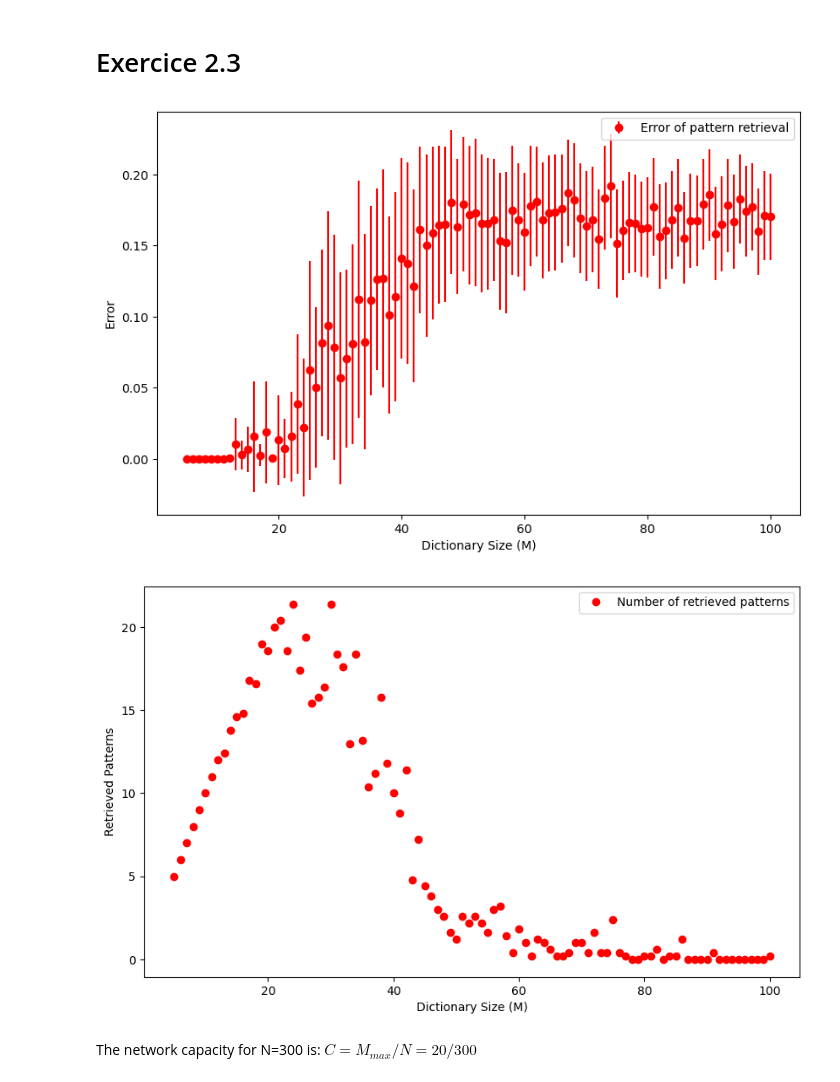
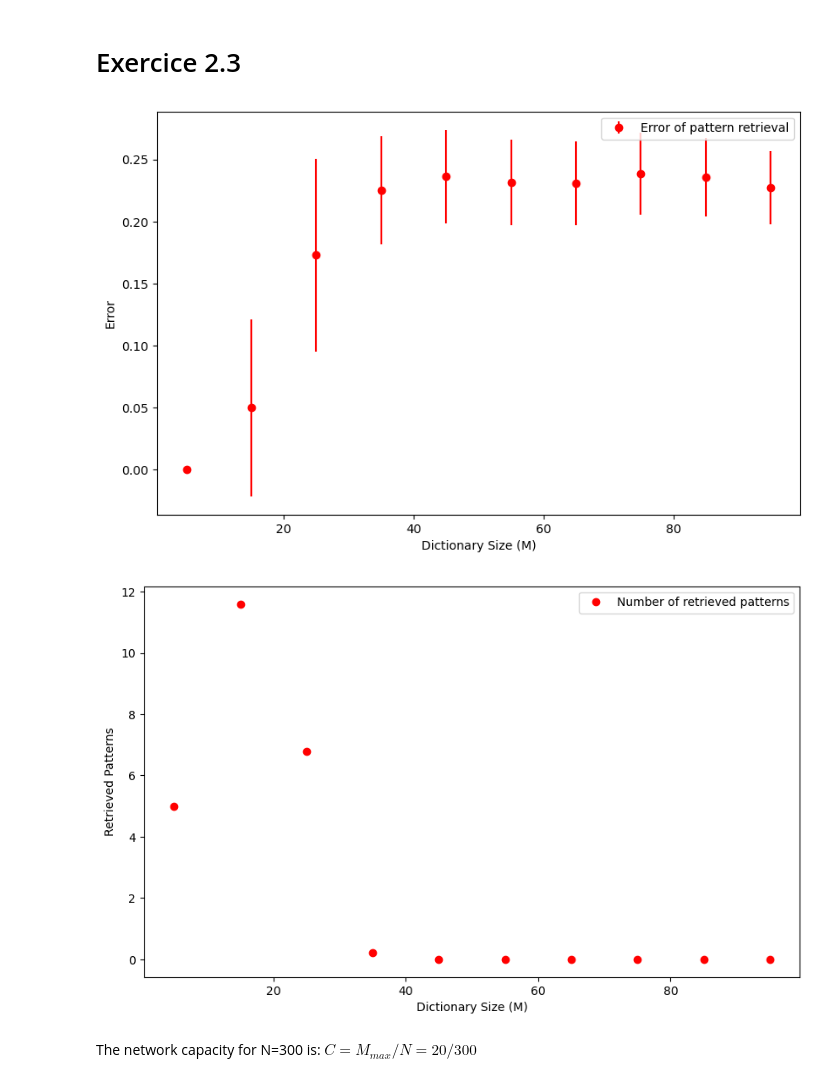
Before and after one commit to AdrienFeillard/CNNN-project, a Jupyter notebook: Exo2.ipynb, the cells around one changed output. Cells and saved outputs as stored; diff of their text form; code cells hidden in the pictures.

```diff
--- a/Exo2.ipynb
+++ b/Exo2.ipynb
@@ -25,7 +25,7 @@ The model is exactly equivalent to the standard model (upon averaging over the s
 # %%
 importlib.reload(F)
 N=289 #neurons
-M= 5 #patterns
+M=7 #patterns
 a=0.1
 b=0.1
 beta=4
@@ -36,7 +36,7 @@ initial_state = F.flip_bits_V1(patterns[0], c=0.15)
 
 weight=F.compute_weight_matrix(patterns,N,a,b)
 #theta =np.sum(weight)
-theta=10
+theta=1
 S=initial_state
 
 for t in range(T):
@@ -79,37 +79,37 @@ print(final_state)
 # Exercice 2.3
 # %%
 importlib.reload(F)
-dict_sizes = range(5, 101, 1)  # Example range
+dict_sizes = range(5, 101, 10)  # Example range
 errors = []
 stds = []
 retrievals = []
 a=0.5
 theta=0
 for M in dict_sizes:
     mean_error, std_error, avg_retrieved = F.run_low_activity_simulation_dictionary(M, a,theta)
     errors.append(mean_error)
     stds.append(std_error)
     retrievals.append(avg_retrieved)
 
 # Plotting the results
 plt.figure(figsize=(9.5,6))
 plt.errorbar(dict_sizes, errors, yerr=stds, fmt='ro', label='Error of pattern retrieval')
 plt.xlabel('Dictionary Size (M)')
 plt.ylabel('Error')
 plt.legend()
 plt.savefig("./Figures/error_of_retrieval_pattern_low.png")
 plt.show()
 
 plt.figure(figsize=(10,6))
 plt.plot(dict_sizes, retrievals, 'ro', label='Number of retrieved patterns')
 plt.xlabel('Dictionary Size (M)')
 plt.ylabel('Retrieved Patterns')
 plt.legend()
 plt.savefig("./Figures/number_of_retrieved_pattern_low.png")
 plt.show()
 # %% [output]
-[figure, old version]
+[figure, new version]
-[figure, old version]
+[figure, new version]
 # %% [markdown]
 The network capacity for N=300 is: $C=M_{max}/N=20/300$
 # %% [markdown]
```
Also changed, not shown: parts of 4 cells of this notebook, 5 other files.
